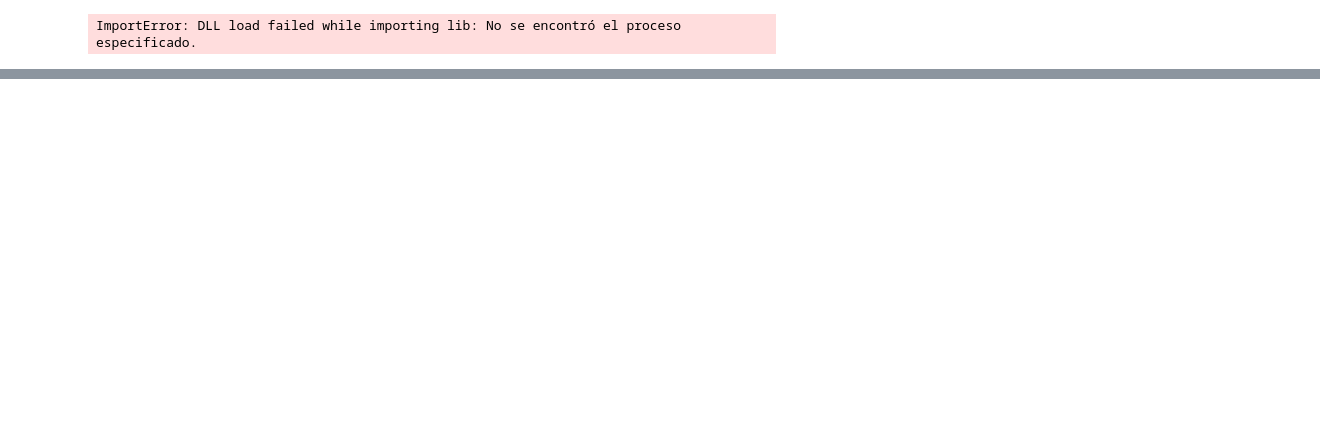
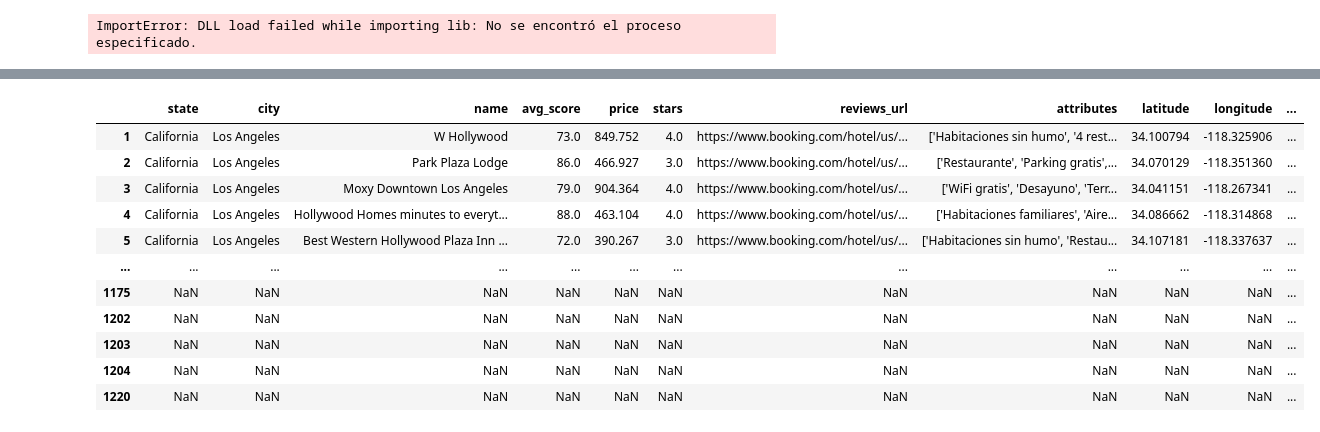
Before and after one commit to LeonardoCostaH/PF_DS_YELP, a Jupyter notebook: streamlit/pages/streamlit.ipynb, the cells around one changed output, grey strips where cells are left out. Saved outputs shown, nothing was run; the diff lists cells and outputs as text; code cells hidden in the pictures; blank space fills up the shorter version.

```diff
--- a/streamlit/pages/streamlit.ipynb
+++ b/streamlit/pages/streamlit.ipynb
@@ -21,4 +21,4 @@ import pandas as pd
 
 california_hotels = pd.read_csv("../../files/data/booking/california_hotels.csv", index_col=0)
 california_hotels.drop_duplicates(subset=['city', 'name'], inplace=True)
-california_hotels
+california_hotels.dropna(subset=["scores"], inplace=True)
@@ -38,0 +25,71 @@ california_hotels
+# %%
+import pandas as pd
+import json
+
+# Reemplazar comillas simples por comillas dobles
+california_hotels['scores'] = california_hotels['scores'].str.replace("'", "\"")
+
+# Convertir las cadenas JSON a listas de diccionarios
+california_hotels['scores'] = california_hotels['scores'].apply(lambda x: json.loads(x) if pd.notna(x) else [])
+
+# Crear columnas para cada clave del diccionario
+df_scores_expanded = pd.json_normalize(california_hotels['scores'])
+
+# Concatenar las columnas de puntajes expandidas al DataFrame original
+california_hotels = pd.concat([california_hotels, df_scores_expanded], axis=1)
+
+# Convertir las últimas 8 columnas a cadenas
+california_hotels[california_hotels.columns[-8:]] = california_hotels[california_hotels.columns[-8:]].astype(str)
+
+# Eliminar las llaves y comillas simples de las últimas 8 columnas
+for col in california_hotels.columns[-8:]:
+    california_hotels[col] = california_hotels[col].apply(lambda x: x.replace("{", "").replace("}", "").replace("'", "") if pd.notna(x) else None)
+
+
+import pandas as pd
+
+# Definimos una función para obtener el título de una celda
+def get_title(cell_value):
+    if pd.notna(cell_value):
+        return cell_value.split(':')[0]
+    else:
+        return None
+
+# Iteramos sobre las últimas 8 columnas y asignamos nuevos nombres
+for col in california_hotels.columns[-8:]:
+    # Usamos apply para obtener el título de cada celda
+    new_titles = california_hotels[col].apply(get_title)
+
+    # Asignamos los nuevos nombres a las columnas
+    california_hotels = california_hotels.rename(columns=dict(zip([col]*len(new_titles), new_titles)))
+
+# Ahora, df_combined tiene las columnas renombradas según los valores presentes en ellas
+
+# Obtén el nombre de la anteúltima columna
+anteultimate_col_index = -2
+anteultimate_col_name = california_hotels.columns[anteultimate_col_index]
+
+# Copia el nombre de las columnas
+new_columns = list(california_hotels.columns)
+
+# Cambia el nombre de la anteúltima columna a 'WiFi Gratis'
+new_columns[anteultimate_col_index] = 'WiFi Gratis'
+
+# Actualiza los nombres de las columnas en el DataFrame
+california_hotels.columns = new_columns
+
+import pandas as pd
+
+# Selecciona solo las últimas 8 columnas
+last_8_columns = california_hotels.iloc[:, -8:]
+
+# Aplica una función para extraer y convertir los valores numéricos después de los dos puntos (:) en cada celda
+numeric_values_only = last_8_columns.applymap(lambda x: pd.to_numeric(x.split(':')[-1], errors='coerce') if isinstance(x, str) and ':' in x else x)
+
+# Actualiza las últimas 8 columnas en el DataFrame original con los valores numéricos
+california_hotels.iloc[:, -8:] = numeric_values_only
+
+california_hotels.replace("nan", None, inplace=True)
+
+california_hotels
+# %% [output]
@@ -38,0 +97,12 @@ california_hotels
+|  | state | city | name | avg_score | price | stars | reviews_url | attributes | latitude | longitude | ... |
+| 1 | California | Los Angeles | W Hollywood | 73.0 | 849.752 | 4.0 | https://www.booking.com/hotel/us/... | ['Habitaciones sin humo', '4 rest... | 34.100794 | -118.325906 | ... |
+| 2 | California | Los Angeles | Park Plaza Lodge | 86.0 | 466.927 | 3.0 | https://www.booking.com/hotel/us/... | ['Restaurante', 'Parking gratis',... | 34.070129 | -118.351360 | ... |
+| 3 | California | Los Angeles | Moxy Downtown Los Angeles | 79.0 | 904.364 | 4.0 | https://www.booking.com/hotel/us/... | ['WiFi gratis', 'Desayuno', 'Terr... | 34.041151 | -118.267341 | ... |
+| 4 | California | Los Angeles | Hollywood Homes minutes to everyt... | 88.0 | 463.104 | 4.0 | https://www.booking.com/hotel/us/... | ['Habitaciones familiares', 'Aire... | 34.086662 | -118.314868 | ... |
+| 5 | California | Los Angeles | Best Western Hollywood Plaza Inn ... | 72.0 | 390.267 | 3.0 | https://www.booking.com/hotel/us/... | ['Habitaciones sin humo', 'Restau... | 34.107181 | -118.337637 | ... |
+| ... | ... | ... | ... | ... | ... | ... | ... | ... | ... | ... | ... |
+| 1175 | NaN | NaN | NaN | NaN | NaN | NaN | NaN | NaN | NaN | NaN | ... |
+| 1202 | NaN | NaN | NaN | NaN | NaN | NaN | NaN | NaN | NaN | NaN | ... |
+| 1203 | NaN | NaN | NaN | NaN | NaN | NaN | NaN | NaN | NaN | NaN | ... |
+| 1204 | NaN | NaN | NaN | NaN | NaN | NaN | NaN | NaN | NaN | NaN | ... |
+| 1220 | NaN | NaN | NaN | NaN | NaN | NaN | NaN | NaN | NaN | NaN | ... |
```
Also changed, not shown: parts of 5 cells of this notebook, 4 other files.
